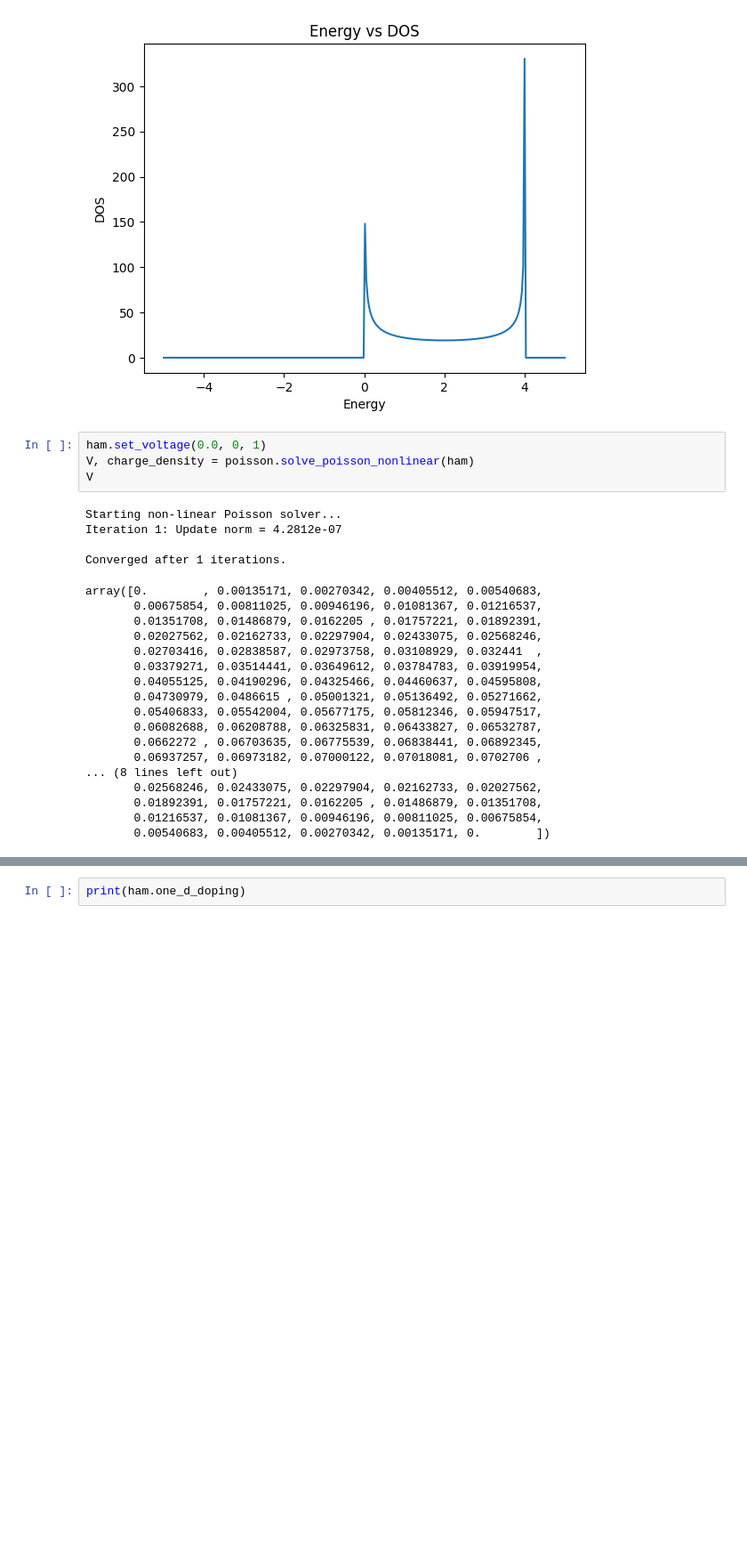
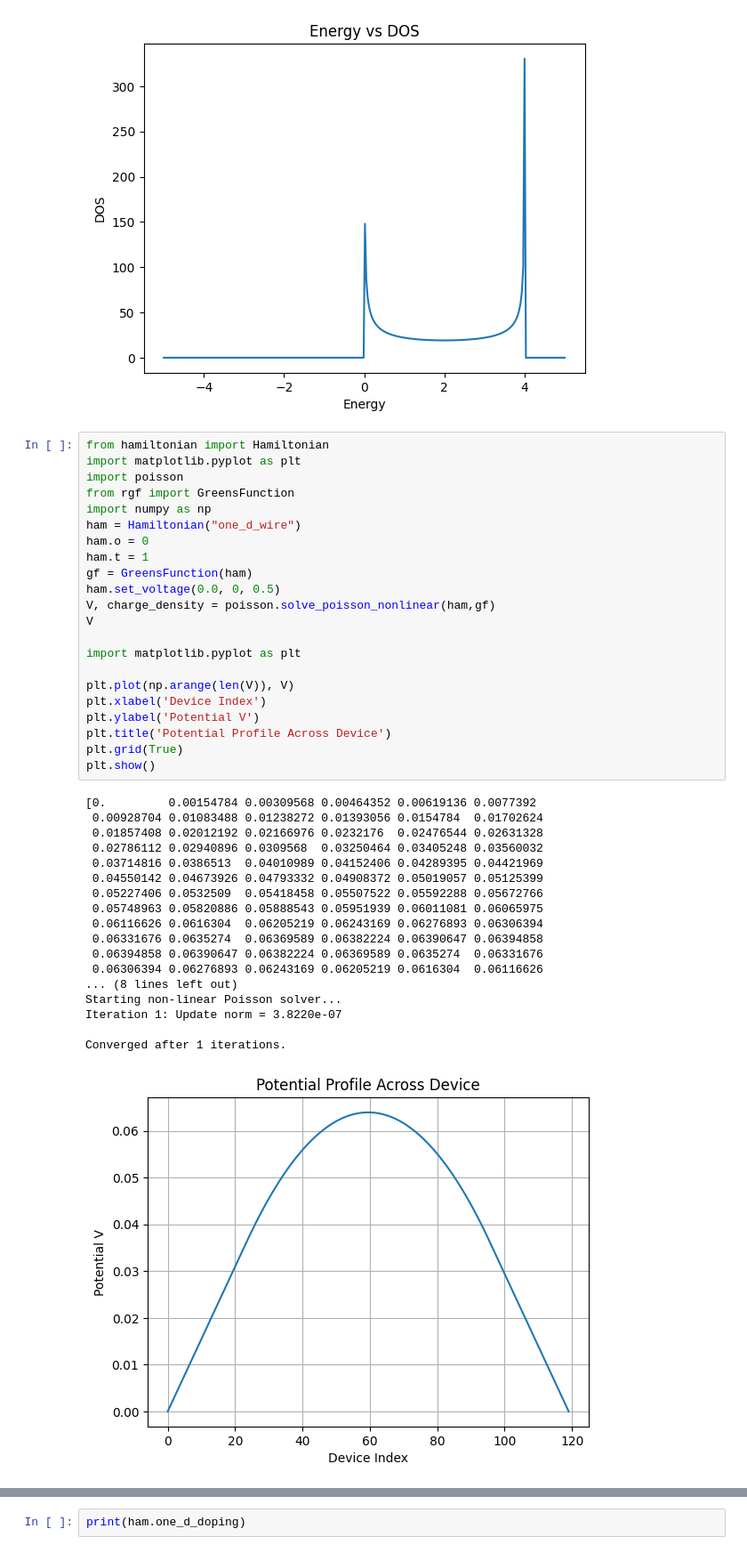
Before and after one commit to nandandiwan/transistorNEGF, a Jupyter notebook: src/test_systems/test.ipynb, the cells around one changed output, grey strips where cells are left out. Shown at 89% size. Saved outputs shown, nothing was run; the diff lists cells and outputs as text; blank space fills up the shorter version.

Commit message:
fixed poisson solver and more robust cache

```diff
--- a/src/test_systems/test.ipynb
+++ b/src/test_systems/test.ipynb
@@ -35,28 +35,43 @@ plt.show()
 # %% [output]
 [figure]
 # %%
-ham.set_voltage(0.0, 0, 1)
-V, charge_density = poisson.solve_poisson_nonlinear(ham)
+from hamiltonian import Hamiltonian
+import matplotlib.pyplot as plt
+import poisson
+from rgf import GreensFunction
+import numpy as np
+ham = Hamiltonian("one_d_wire")
+ham.o = 0
+ham.t = 1
+gf = GreensFunction(ham)
+ham.set_voltage(0.0, 0, 0.5)
+V, charge_density = poisson.solve_poisson_nonlinear(ham,gf)
 V
+
+import matplotlib.pyplot as plt
+
+plt.plot(np.arange(len(V)), V)
+plt.xlabel('Device Index')
+plt.ylabel('Potential V')
+plt.title('Potential Profile Across Device')
+plt.grid(True)
+plt.show()
 # %% [output]
+[0.         0.00154784 0.00309568 0.00464352 0.00619136 0.0077392
+ 0.00928704 0.01083488 0.01238272 0.01393056 0.0154784  0.01702624
+ 0.01857408 0.02012192 0.02166976 0.0232176  0.02476544 0.02631328
+ 0.02786112 0.02940896 0.0309568  0.03250464 0.03405248 0.03560032
+ 0.03714816 0.0386513  0.04010989 0.04152406 0.04289395 0.04421969
+ 0.04550142 0.04673926 0.04793332 0.04908372 0.05019057 0.05125399
+ 0.05227406 0.0532509  0.05418458 0.05507522 0.05592288 0.05672766
+ 0.05748963 0.05820886 0.05888543 0.05951939 0.06011081 0.06065975
+ 0.06116626 0.0616304  0.06205219 0.06243169 0.06276893 0.06306394
+ 0.06331676 0.0635274  0.06369589 0.06382224 0.06390647 0.06394858
+ 0.06394858 0.06390647 0.06382224 0.06369589 0.0635274  0.06331676
+ 0.06306394 0.06276893 0.06243169 0.06205219 0.0616304  0.06116626
+... (8 lines left out)
 Starting non-linear Poisson solver...
-Iteration 1: Update norm = 4.2812e-07
+Iteration 1: Update norm = 3.8220e-07
 
 Converged after 1 iterations.
-array([0.        , 0.00135171, 0.00270342, 0.00405512, 0.00540683,
-       0.00675854, 0.00811025, 0.00946196, 0.01081367, 0.01216537,
-       0.01351708, 0.01486879, 0.0162205 , 0.01757221, 0.01892391,
-       0.02027562, 0.02162733, 0.02297904, 0.02433075, 0.02568246,
-       0.02703416, 0.02838587, 0.02973758, 0.03108929, 0.032441  ,
-       0.03379271, 0.03514441, 0.03649612, 0.03784783, 0.03919954,
-       0.04055125, 0.04190296, 0.04325466, 0.04460637, 0.04595808,
-       0.04730979, 0.0486615 , 0.05001321, 0.05136492, 0.05271662,
-       0.05406833, 0.05542004, 0.05677175, 0.05812346, 0.05947517,
-       0.06082688, 0.06208788, 0.06325831, 0.06433827, 0.06532787,
-       0.0662272 , 0.06703635, 0.06775539, 0.06838441, 0.06892345,
-       0.06937257, 0.06973182, 0.07000122, 0.07018081, 0.0702706 ,
-... (8 lines left out)
-       0.02568246, 0.02433075, 0.02297904, 0.02162733, 0.02027562,
-       0.01892391, 0.01757221, 0.0162205 , 0.01486879, 0.01351708,
-       0.01216537, 0.01081367, 0.00946196, 0.00811025, 0.00675854,
-       0.00540683, 0.00405512, 0.00270342, 0.00135171, 0.        ])
+[figure, added]
```
Also changed, not shown: parts of 4 cells of this notebook, 3 other files.
